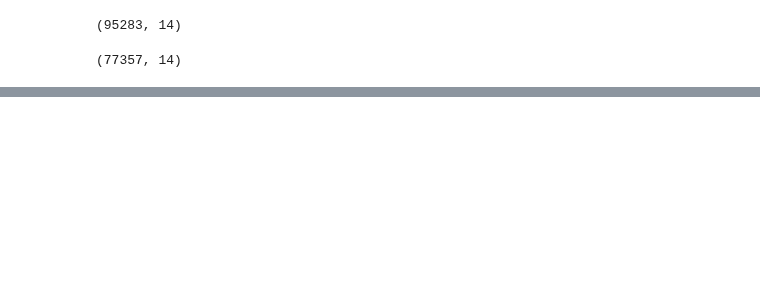
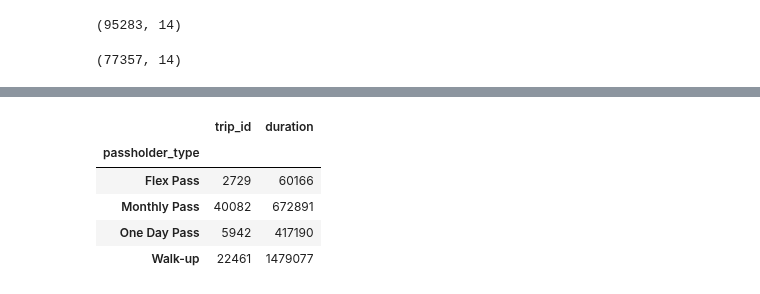
Before and after one commit to finnqiao/la_metro_bikeshare_data, a Jupyter notebook: notebooks/Q3 EDA.ipynb, the cells around one changed output, grey strips where cells are left out. Saved outputs shown, nothing was run; the diff lists cells and outputs as text; code cells hidden in the pictures; blank space fills up the shorter version.

```diff
--- a/notebooks/Untitled.ipynb
+++ b/notebooks/Q3 EDA.ipynb
@@ -36,0 +41,9 @@ old_data.shape
+# %%
+old_stats
+# %% [output]
+|  | trip_id | duration |
+| passholder_type |  |  |
+| Flex Pass | 2729 | 60166 |
+| Monthly Pass | 40082 | 672891 |
+| One Day Pass | 5942 | 417190 |
+| Walk-up | 22461 | 1479077 |
```
Also changed, not shown: parts of 5 cells of this notebook, 2 other files.
